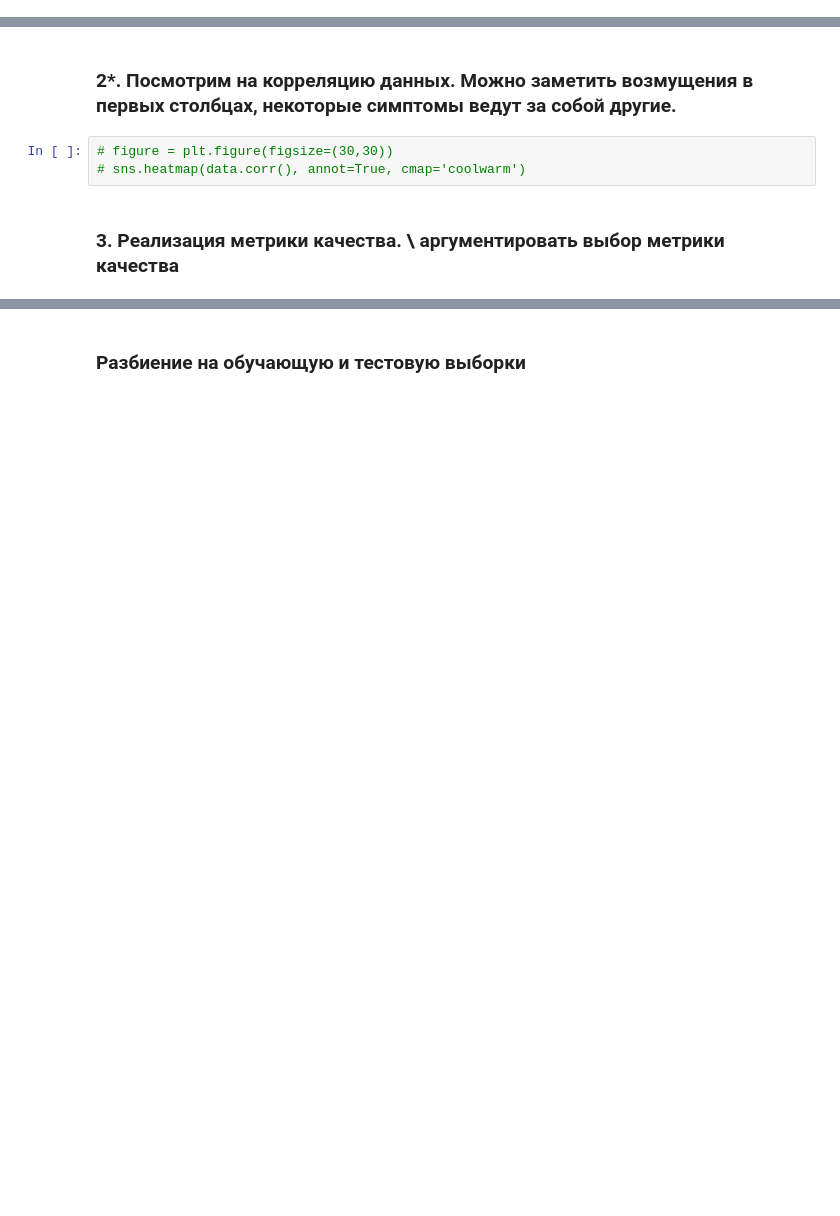
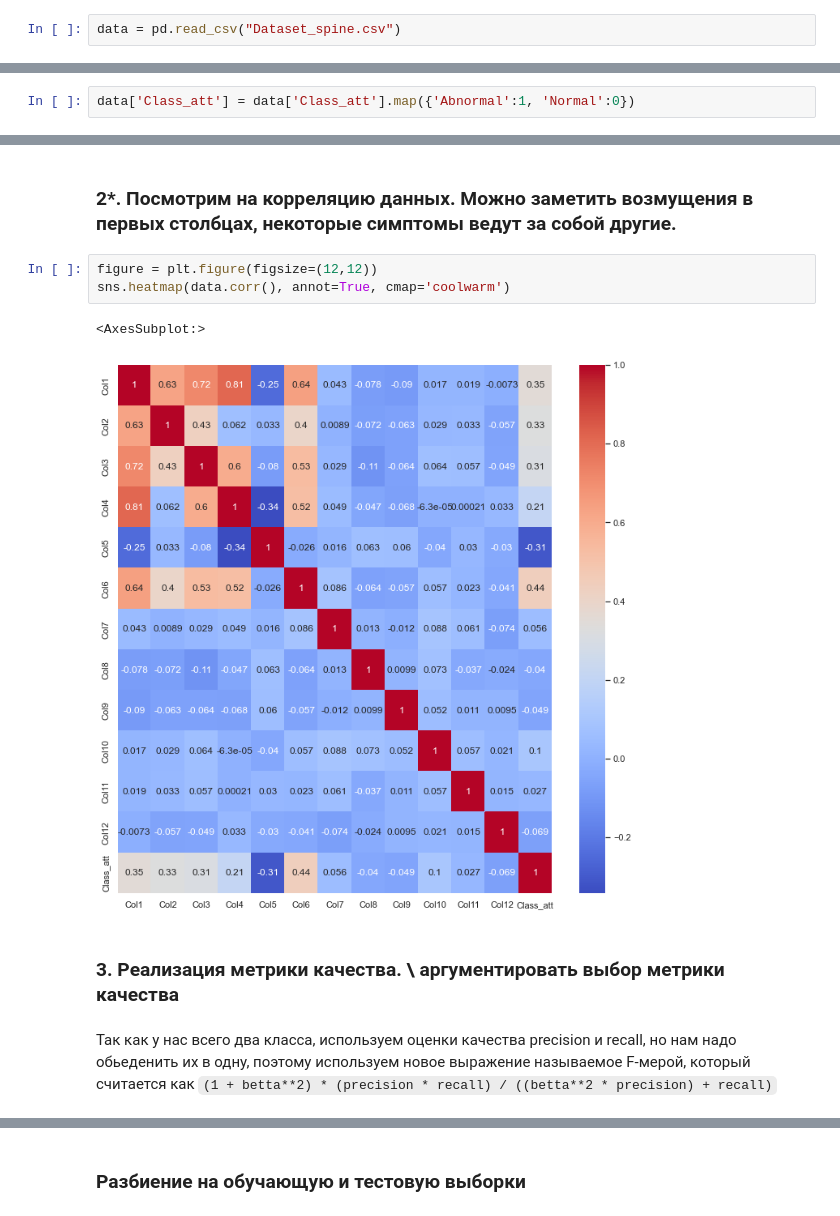
Before and after one commit to pagamov/7sem, a Jupyter notebook: Мультимедиа/4lab Гамов Павел 407.ipynb, the cells around one changed output, grey strips where cells are left out. Saved outputs shown, nothing was run; the diff lists cells and outputs as text; blank space fills up the shorter version.

````diff
--- a/Мультимедиа/4lab Гамов Павел 407.ipynb
+++ b/Мультимедиа/4lab Гамов Павел 407.ipynb
@@ -13,3 +11,5 @@ data = pd.read_csv("4labDataCovidClassification.csv")
+# %%
+data = pd.read_csv("Dataset_spine.csv")
 # %%
 data.shape
 # %% [output]
@@ -31,0 +27,2 @@ Index(['Fever', 'Tiredness', 'Dry-Cough', 'Difficulty-in-Breathing',
+# %%
+data['Class_att'] = data['Class_att'].map({'Abnormal':1, 'Normal':0})
@@ -32,7 +38,13 @@ Index(['Fever', 'Tiredness', 'Dry-Cough', 'Difficulty-in-Breathing',
 # %% [markdown]
 ### 2*. Посмотрим на корреляцию данных. Можно заметить возмущения в первых столбцах, некоторые симптомы ведут за собой другие.
 # %%
-# figure = plt.figure(figsize=(30,30))
-# sns.heatmap(data.corr(), annot=True, cmap='coolwarm')
+figure = plt.figure(figsize=(12,12))
+sns.heatmap(data.corr(), annot=True, cmap='coolwarm')
+# %% [output]
+<AxesSubplot:>
+[figure, added]
 # %% [markdown]
 ### 3. Реализация метрики качества. \\ аргументировать выбор метрики качества
+# %% [markdown]
+Так как у нас всего два класса, используем оценки качества precision и recall, но нам надо обьеденить их в одну, поэтому используем новое выражение называемое F-мерой, который считается как
+```(1 + betta**2) * (precision * recall) / ((betta**2 * precision) + recall)```
````
Also changed, not shown: parts of 28 cells of this notebook, 1 other file.
